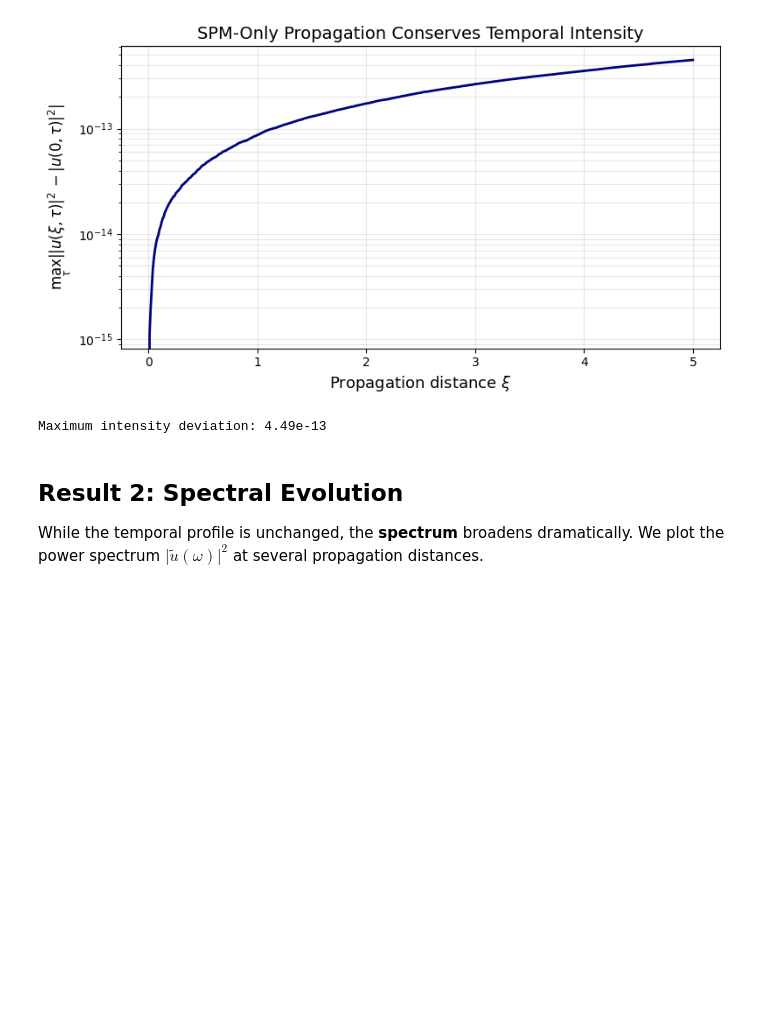
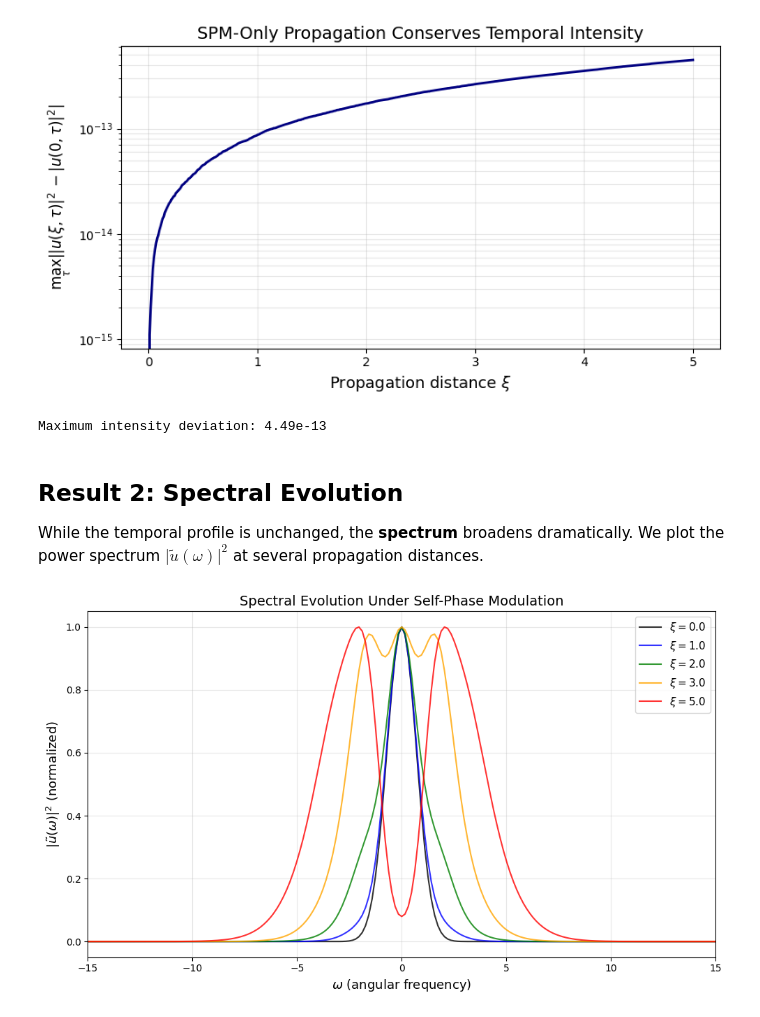
Before and after one commit to abbas-ahmad-cowlar/split-step-fourier-nlse, a Jupyter notebook: notebooks/02_spm.ipynb, the cells around one changed output. Saved outputs shown, nothing was run; the diff lists cells and outputs as text; code cells hidden in the pictures; blank space fills up the shorter version.

Commit message:
Save 02 spm figure output

```diff
--- a/notebooks/02_spm.ipynb
+++ b/notebooks/02_spm.ipynb
@@ -135,3 +135,27 @@ Maximum intensity deviation: 4.49e-13
 
 While the temporal profile is unchanged, the **spectrum** broadens dramatically. We plot
 the power spectrum $|\tilde{u}(\omega)|^2$ at several propagation distances.
+# %%
+fig, ax = plt.subplots(figsize=(10, 6))
+distances = [0, 1.0, 2.0, 3.0, 5.0]
+colors = ['black', 'blue', 'green', 'orange', 'red']
+omega_shifted = np.fft.fftshift(omega)
+
+for xi_val, color in zip(distances, colors):
+    idx = np.argmin(np.abs(xi_arr - xi_val))
+    spectrum = np.abs(np.fft.fftshift(np.fft.fft(u_hist[idx])))**2
+    spectrum /= np.max(spectrum)
+    ax.plot(omega_shifted, spectrum, color=color, linewidth=1.5,
+            label=rf'$\xi = {xi_val:.1f}$', alpha=0.8)
+
+ax.set_xlabel(r'$\omega$ (angular frequency)', fontsize=13)
+ax.set_ylabel(r'$|\tilde{u}(\omega)|^2$ (normalized)', fontsize=13)
+ax.set_title('Spectral Evolution Under Self-Phase Modulation', fontsize=14)
+ax.set_xlim(-15, 15)
+ax.legend(fontsize=11)
+ax.grid(True, alpha=0.3)
+fig.tight_layout()
+save_figure(fig, FIG_DIR / "nb02_spectral_evolution.png")
+plt.show()
+# %% [output]
+[figure, added]
```
